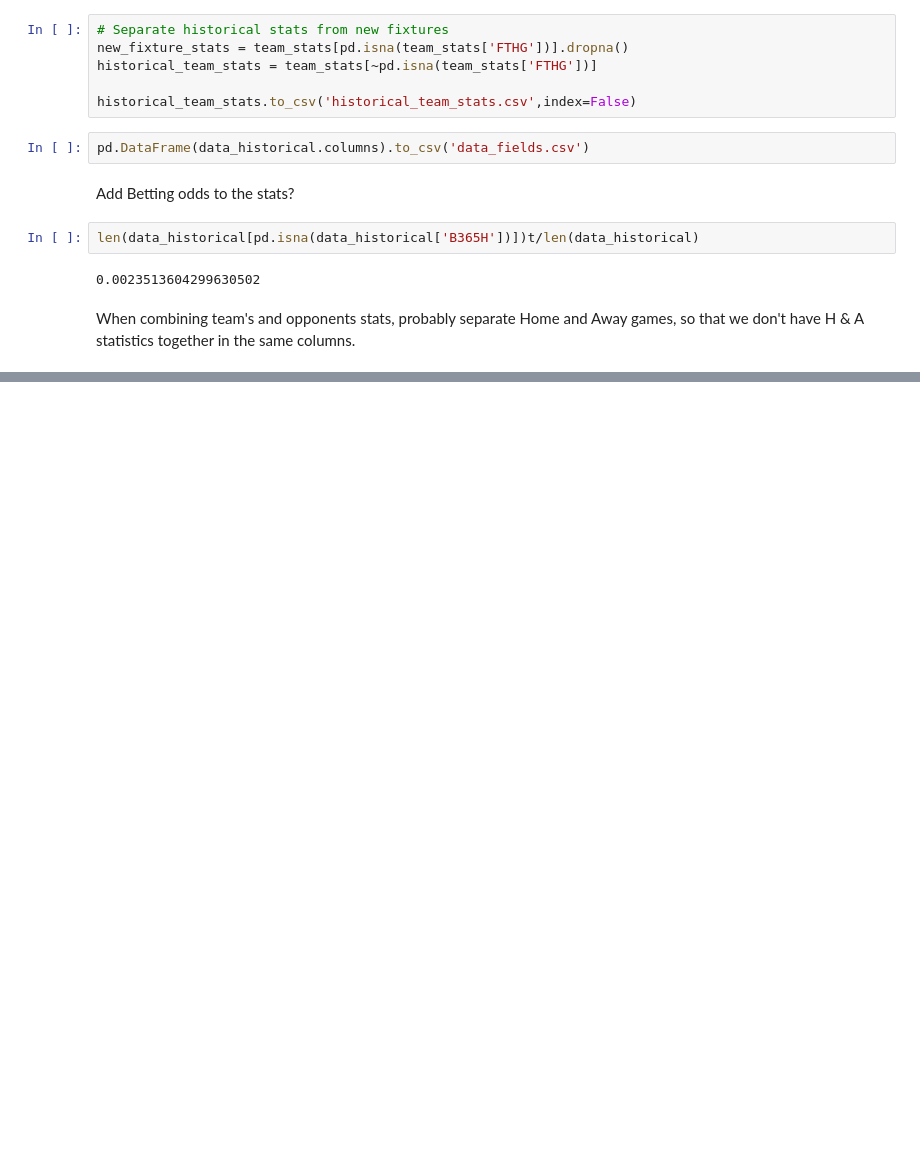
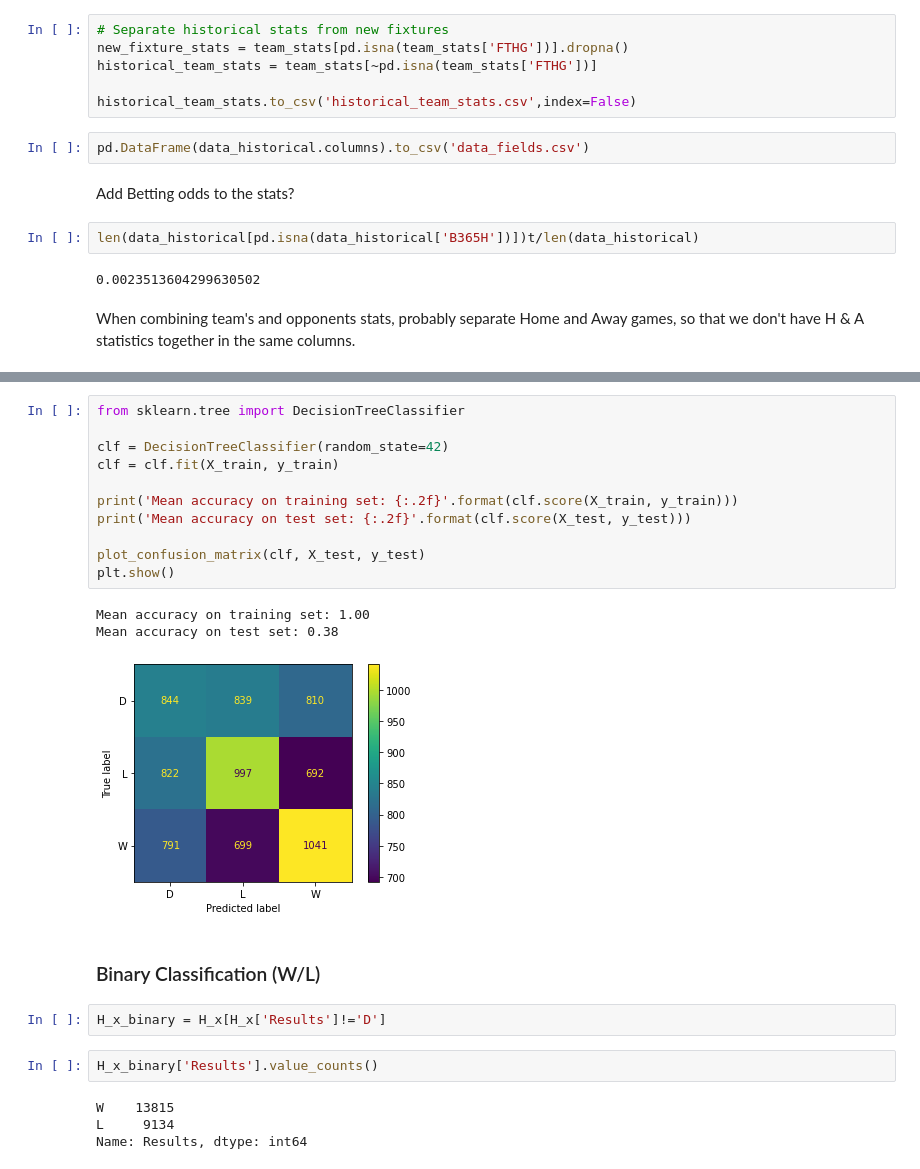
Before and after one commit to alexkapele/football_forecasting, a Jupyter notebook: football_forecasting.ipynb, the cells around one changed output, grey strips where cells are left out. Cells and saved outputs as stored; diff of their text form; blank space fills up the shorter version.

```diff
--- a/football_forecasting.ipynb
+++ b/football_forecasting.ipynb
@@ -473,0 +767,25 @@ When combining team's and opponents stats, probably separate Home and Away games
+# %%
+from sklearn.tree import DecisionTreeClassifier
+
+clf = DecisionTreeClassifier(random_state=42)
+clf = clf.fit(X_train, y_train)
+
+print('Mean accuracy on training set: {:.2f}'.format(clf.score(X_train, y_train)))
+print('Mean accuracy on test set: {:.2f}'.format(clf.score(X_test, y_test)))
+
+plot_confusion_matrix(clf, X_test, y_test)
+plt.show()
+# %% [output]
+Mean accuracy on training set: 1.00
+Mean accuracy on test set: 0.38
+[figure, added]
+# %% [markdown]
+### Binary Classification (W/L)
+# %%
+H_x_binary = H_x[H_x['Results']!='D']
+# %%
+H_x_binary['Results'].value_counts()
+# %% [output]
+W    13815
+L     9134
+Name: Results, dtype: int64
```
Also changed, not shown: parts of 58 cells of this notebook.
